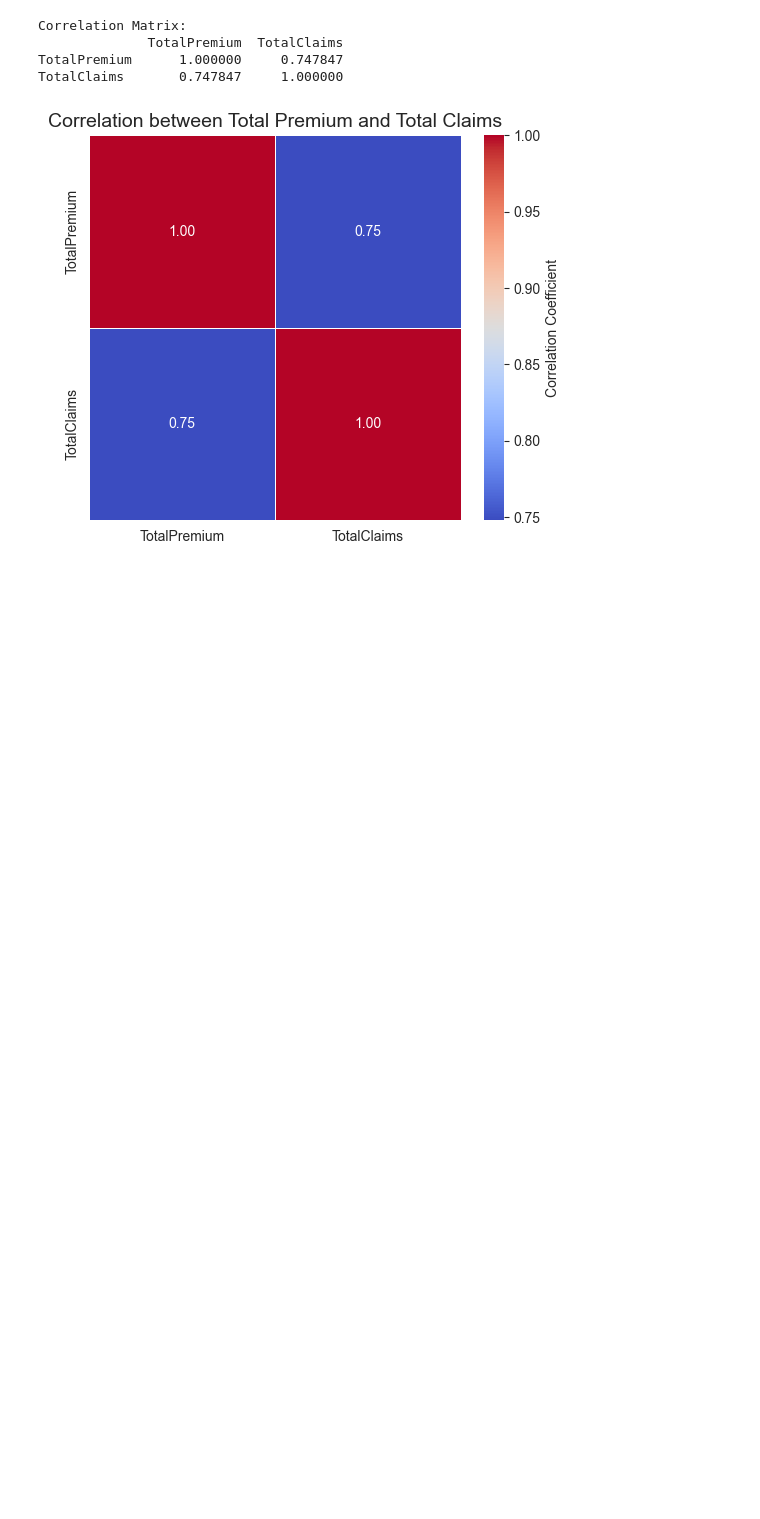
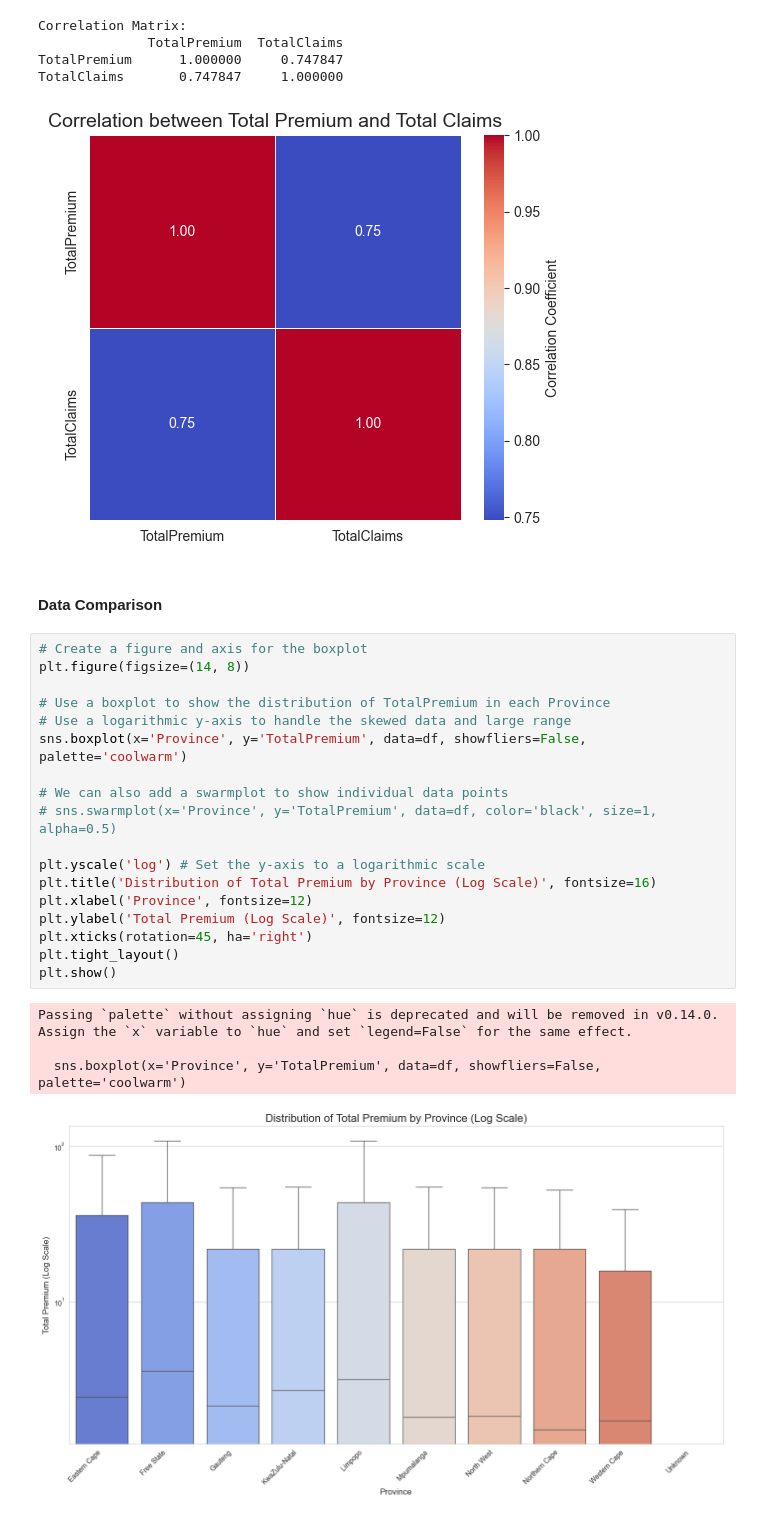
Before and after one commit to girmachew82/B5W3_End_to_End_Insurance_Risk_Analytics_Predictive_Modeling, a Jupyter notebook: notebooks/EDA.ipynb, the cells around one changed output. Saved outputs shown, nothing was run; the diff lists cells and outputs as text; blank space fills up the shorter version.

Commit message:
data comparison

```diff
--- a/notebooks/EDA.ipynb
+++ b/notebooks/EDA.ipynb
@@ -569,3 +569,28 @@ Correlation Matrix:
 TotalPremium      1.000000     0.747847
 TotalClaims       0.747847     1.000000
 [figure]
+# %% [markdown]
+#### Data Comparison
+# %%
+# Create a figure and axis for the boxplot
+plt.figure(figsize=(14, 8))
+
+# Use a boxplot to show the distribution of TotalPremium in each Province
+# Use a logarithmic y-axis to handle the skewed data and large range
+sns.boxplot(x='Province', y='TotalPremium', data=df, showfliers=False, palette='coolwarm')
+
+# We can also add a swarmplot to show individual data points
+# sns.swarmplot(x='Province', y='TotalPremium', data=df, color='black', size=1, alpha=0.5)
+
+plt.yscale('log') # Set the y-axis to a logarithmic scale
+plt.title('Distribution of Total Premium by Province (Log Scale)', fontsize=16)
+plt.xlabel('Province', fontsize=12)
+plt.ylabel('Total Premium (Log Scale)', fontsize=12)
+plt.xticks(rotation=45, ha='right')
+plt.tight_layout()
+plt.show()
+# %% [output]
+Passing `palette` without assigning `hue` is deprecated and will be removed in v0.14.0. Assign the `x` variable to `hue` and set `legend=False` for the same effect.
+
+  sns.boxplot(x='Province', y='TotalPremium', data=df, showfliers=False, palette='coolwarm')
+[figure, added]
```
Also changed, not shown: parts of 1 cell of this notebook.
